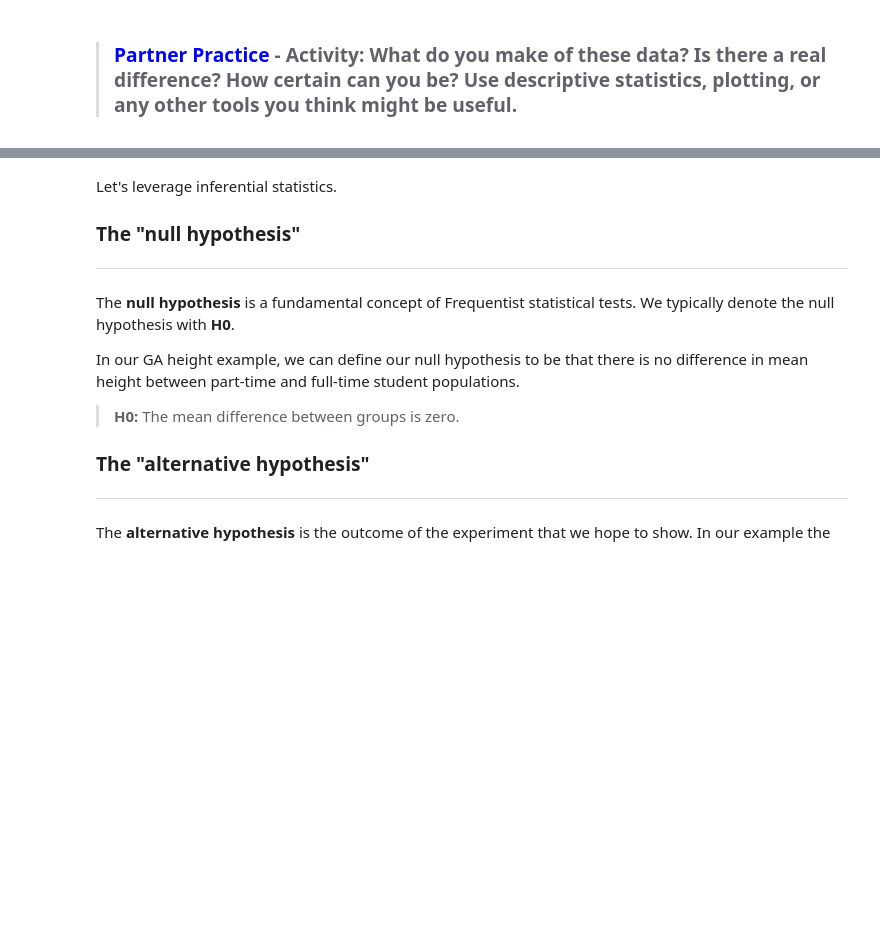
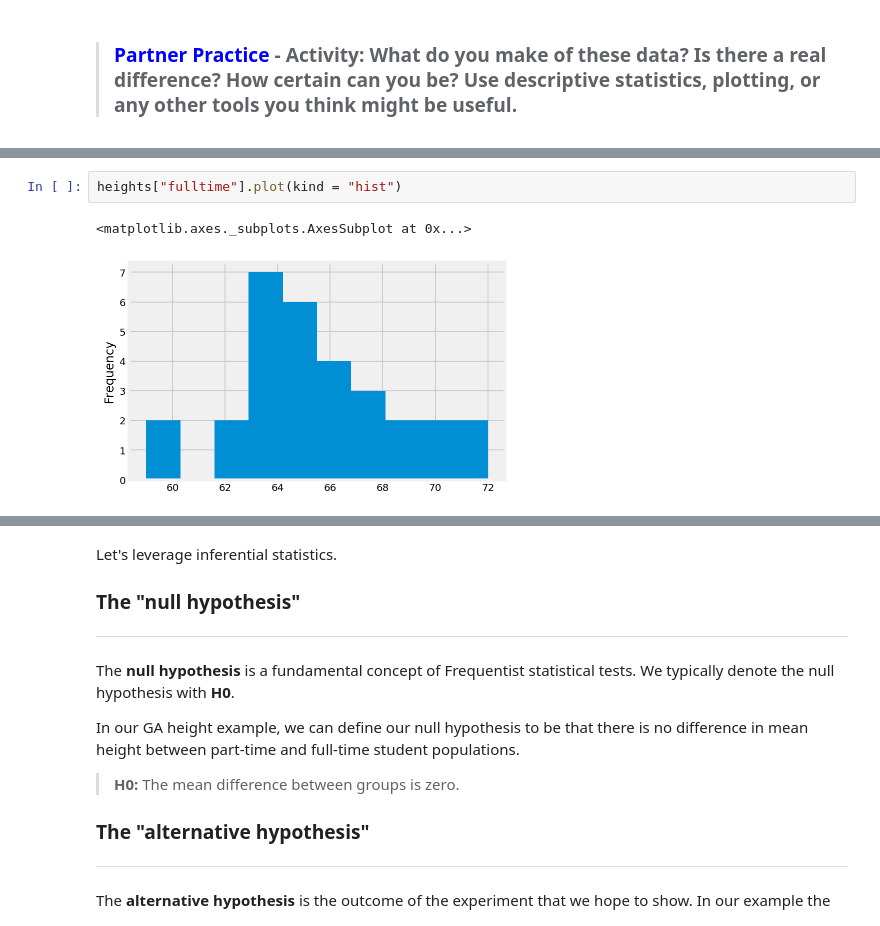
Before and after one commit to yangliu222/DS-SF-42, a Jupyter notebook: classes/05/notebooks/statistics-AB_testing_ttest_chi2-lesson/statistics-AB_testing_ttest_chi2-lesson.ipynb, the cells around one changed output, grey strips where cells are left out. Saved outputs shown, nothing was run; the diff lists cells and outputs as text; blank space fills up the shorter version.

```diff
--- a/classes/05/notebooks/statistics-AB_testing_ttest_chi2-lesson/statistics-AB_testing_ttest_chi2-lesson.ipynb
+++ b/classes/05/notebooks/statistics-AB_testing_ttest_chi2-lesson/statistics-AB_testing_ttest_chi2-lesson.ipynb
@@ -48,0 +83,5 @@ parttime = np.array([74., 72., 61., 65., 65., 70., 64., 66., 65., 67., 67., 69.,
+# %%
+heights["fulltime"].plot(kind = "hist")
+# %% [output]
+<matplotlib.axes._subplots.AxesSubplot at 0x...>
+[figure, added]
```
Also changed, not shown: parts of 24 cells of this notebook, 1 other file.
